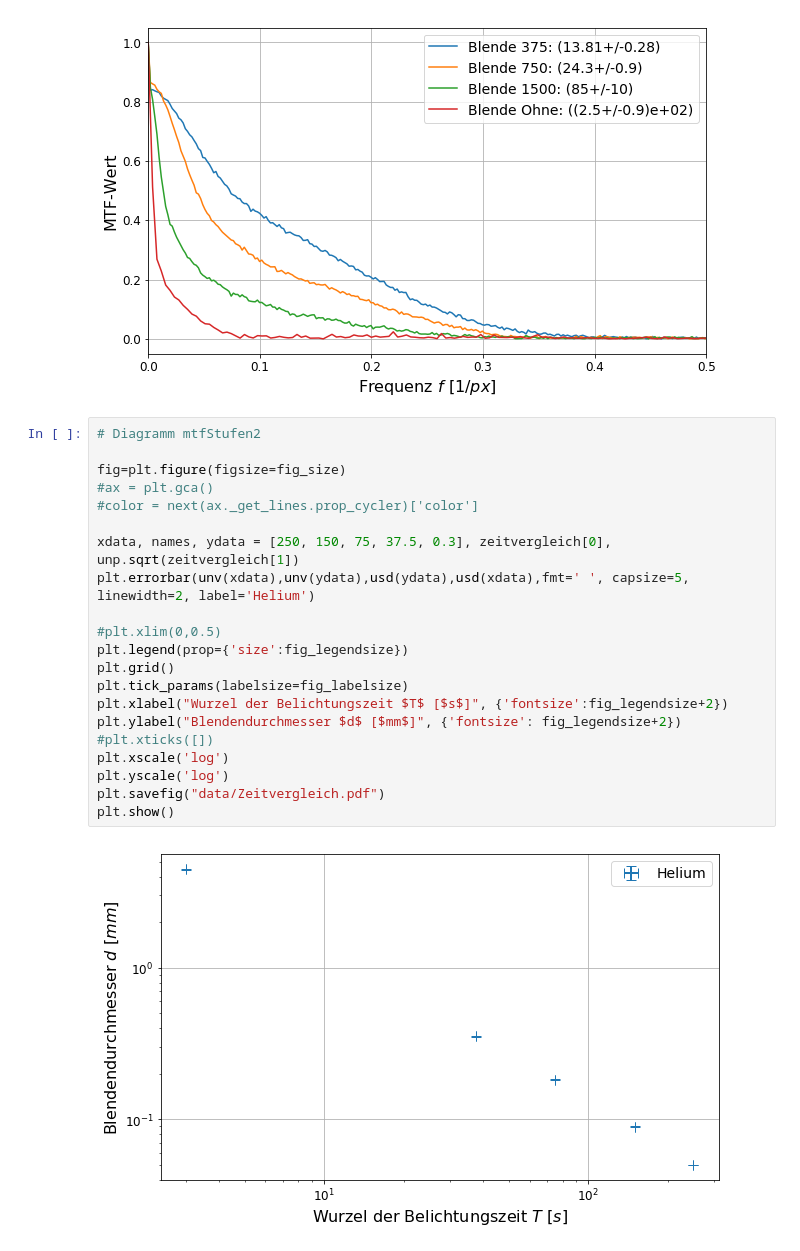
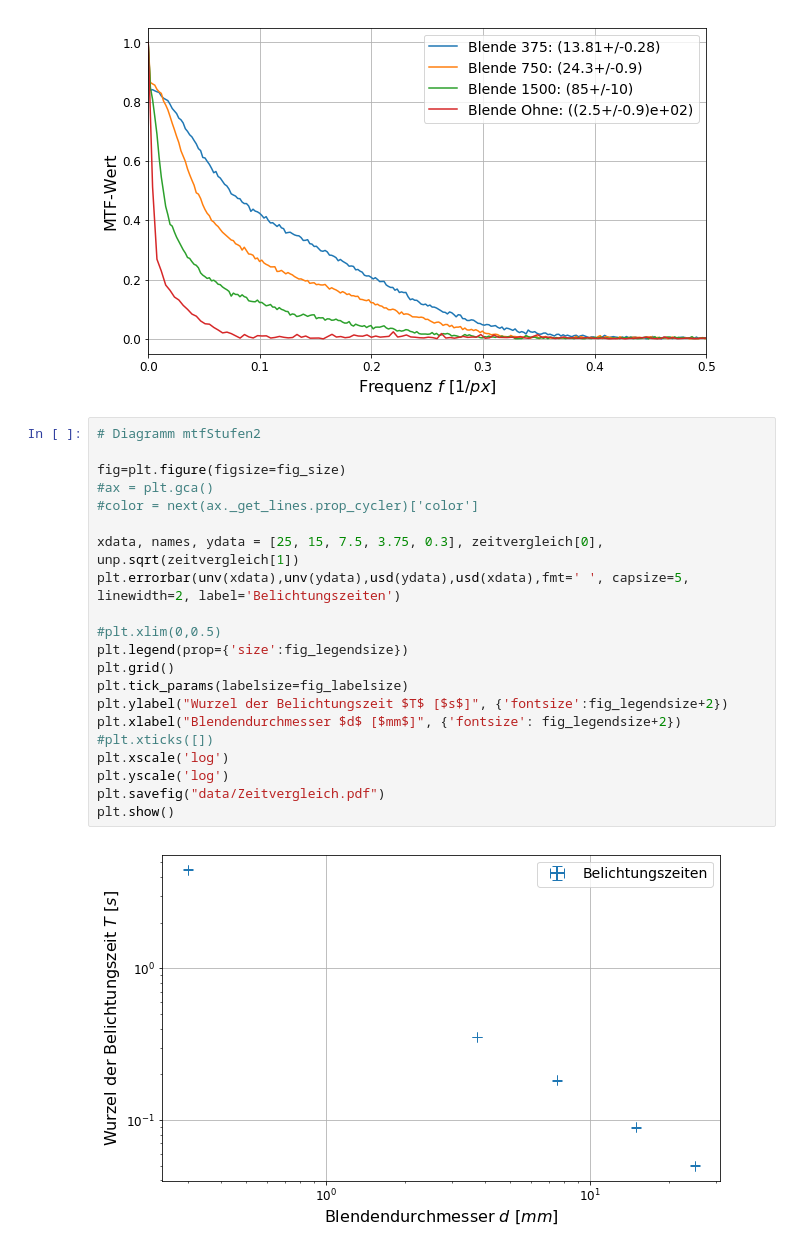
Before and after one commit to dfb159/Studium, a Jupyter notebook: Exp1/Versuchsbericht 22 - O6/11Mi_O6_05_07_2018.ipynb, the cells around one changed output. Cells and saved outputs as stored; diff of their text form.

```diff
--- a/Exp1/Versuchsbericht 22 - O6/11Mi_O6_05_07_2018.ipynb
+++ b/Exp1/Versuchsbericht 22 - O6/11Mi_O6_05_07_2018.ipynb
@@ -431,26 +431,26 @@ plt.show()
 # %%
 # Diagramm mtfStufen2
 
 fig=plt.figure(figsize=fig_size)
 #ax = plt.gca()
 #color = next(ax._get_lines.prop_cycler)['color']
 
-xdata, names, ydata = [250, 150, 75, 37.5, 0.3], zeitvergleich[0], unp.sqrt(zeitvergleich[1])
-plt.errorbar(unv(xdata),unv(ydata),usd(ydata),usd(xdata),fmt=' ', capsize=5, linewidth=2, label='Helium')
+xdata, names, ydata = [25, 15, 7.5, 3.75, 0.3], zeitvergleich[0], unp.sqrt(zeitvergleich[1])
+plt.errorbar(unv(xdata),unv(ydata),usd(ydata),usd(xdata),fmt=' ', capsize=5, linewidth=2, label='Belichtungszeiten')
 
 #plt.xlim(0,0.5)
 plt.legend(prop={'size':fig_legendsize})
 plt.grid()
 plt.tick_params(labelsize=fig_labelsize)
-plt.xlabel("Wurzel der Belichtungszeit $T$ [$s$]", {'fontsize':fig_legendsize+2})
-plt.ylabel("Blendendurchmesser $d$ [$mm$]", {'fontsize': fig_legendsize+2})
+plt.ylabel("Wurzel der Belichtungszeit $T$ [$s$]", {'fontsize':fig_legendsize+2})
+plt.xlabel("Blendendurchmesser $d$ [$mm$]", {'fontsize': fig_legendsize+2})
 #plt.xticks([])
 plt.xscale('log')
 plt.yscale('log')
 plt.savefig("data/Zeitvergleich.pdf")
 plt.show()
 # %% [output]
-[figure, old version]
+[figure, new version]
 # %%
 # Rechnung Mikroskopaufloesung
 
```
Also changed, not shown: parts of 1 cell of this notebook, 23 other files.
